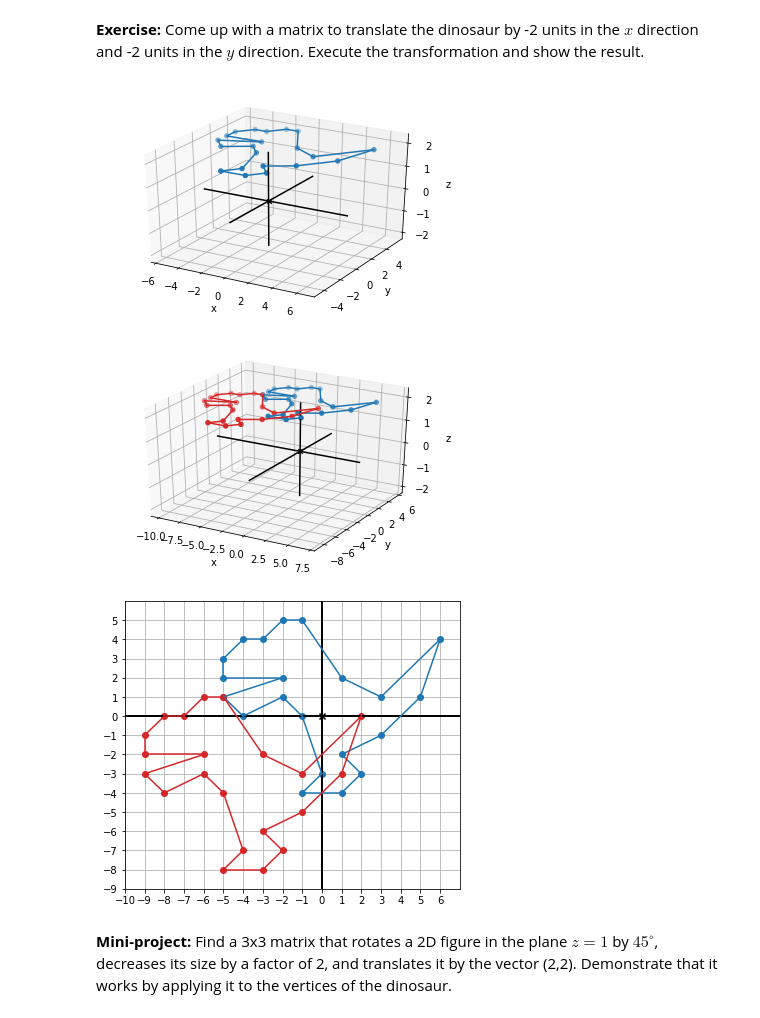
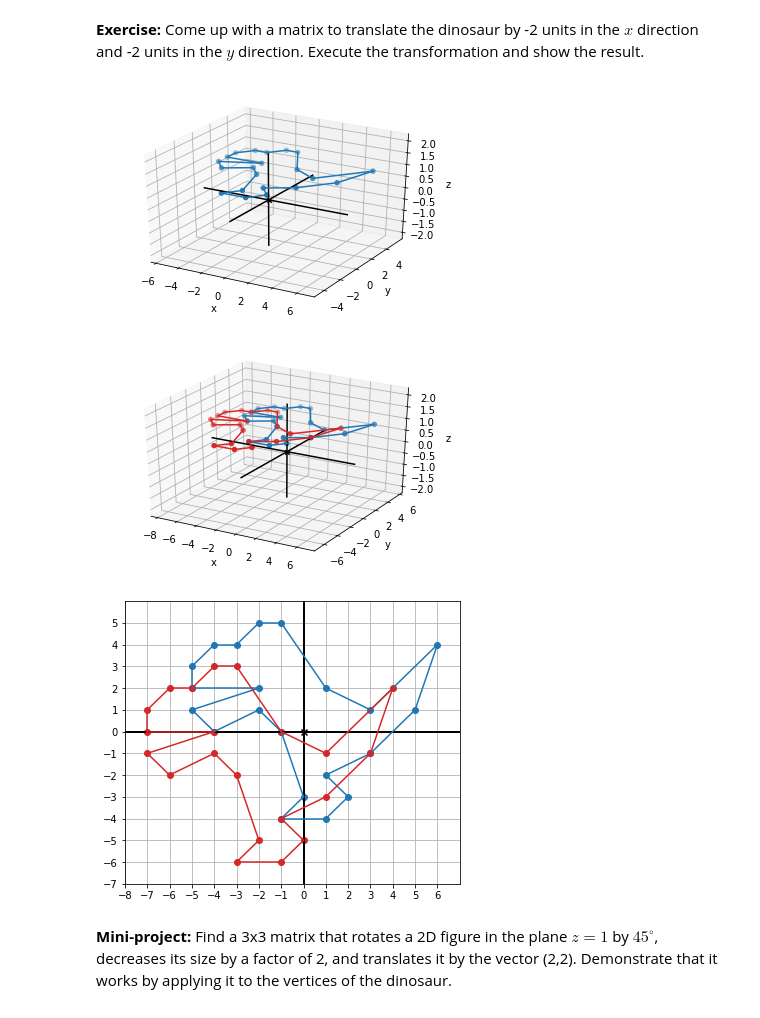
Before and after one commit to orlandpm/Math-for-Programmers, a Jupyter notebook: Chapter 05/Chapter 5 Walkthrough.ipynb, the cells around one changed output. Drawn from its saved outputs; the diff is of its cells as text; code cells hidden in the pictures.

Commit message:
dino exercise figures ch5

```diff
--- a/Chapter 05/Chapter 5 Walkthrough.ipynb
+++ b/Chapter 05/Chapter 5 Walkthrough.ipynb
@@ -387,37 +387,37 @@ draw(
 # %%
 # Same code as above, except we define a new matrix
 translation_matrix = ((1,0,-2),(0,1,-2),(0,0,1))
 ######################
 
-dino_3d = [(x,y,2) for x,y in dino_vectors]
+dino_3d = [(x,y,1) for x,y in dino_vectors]
 
 draw3d(
     Points3D(*dino_3d, color='C0'),
     *polygon_segments_3d(dino_3d, color='C0')
 )
 
 translated = [multiply_matrix_vector(translation_matrix, v) for v in dino_3d]
 
 draw3d(
     Points3D(*dino_3d, color='C0'),
     *polygon_segments_3d(dino_3d,color='C0'),
     Points3D(*translated,color='C3'),
     *polygon_segments_3d(translated,color='C3')
 )
 
 translated_2d = [(x,y) for (x,y,z) in translated]
 
 draw(
     Points(*dino_vectors, color='C0'),
     Polygon(*dino_vectors, color='C0'),
     Points(*translated_2d, color='C3'),
     Polygon(*translated_2d, color='C3'),
     save_as='figures/ex_5.3.5_second_dino.svg'
 )
 # %% [output]
-[figure, old version]
+[figure, new version]
-[figure, old version]
+[figure, new version]
-[figure, old version]
+[figure, new version]
 # %% [markdown]
 **Mini-project:** Find a 3x3 matrix that rotates a 2D figure in the plane $z = 1$ by $45^\circ$, decreases its size by a factor of 2, and translates it by the vector (2,2). Demonstrate that it works by applying it to the vertices of the dinosaur.
 # %%
```
Also changed, not shown: 2 other files.
